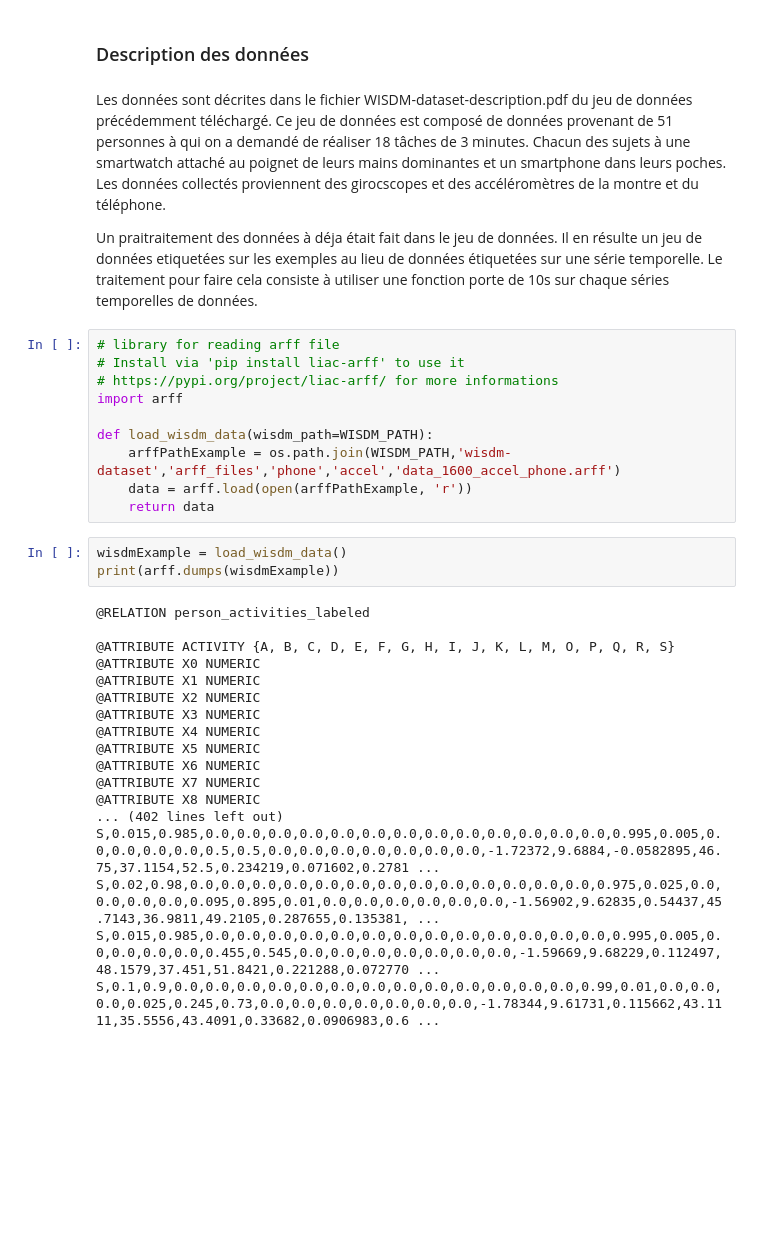
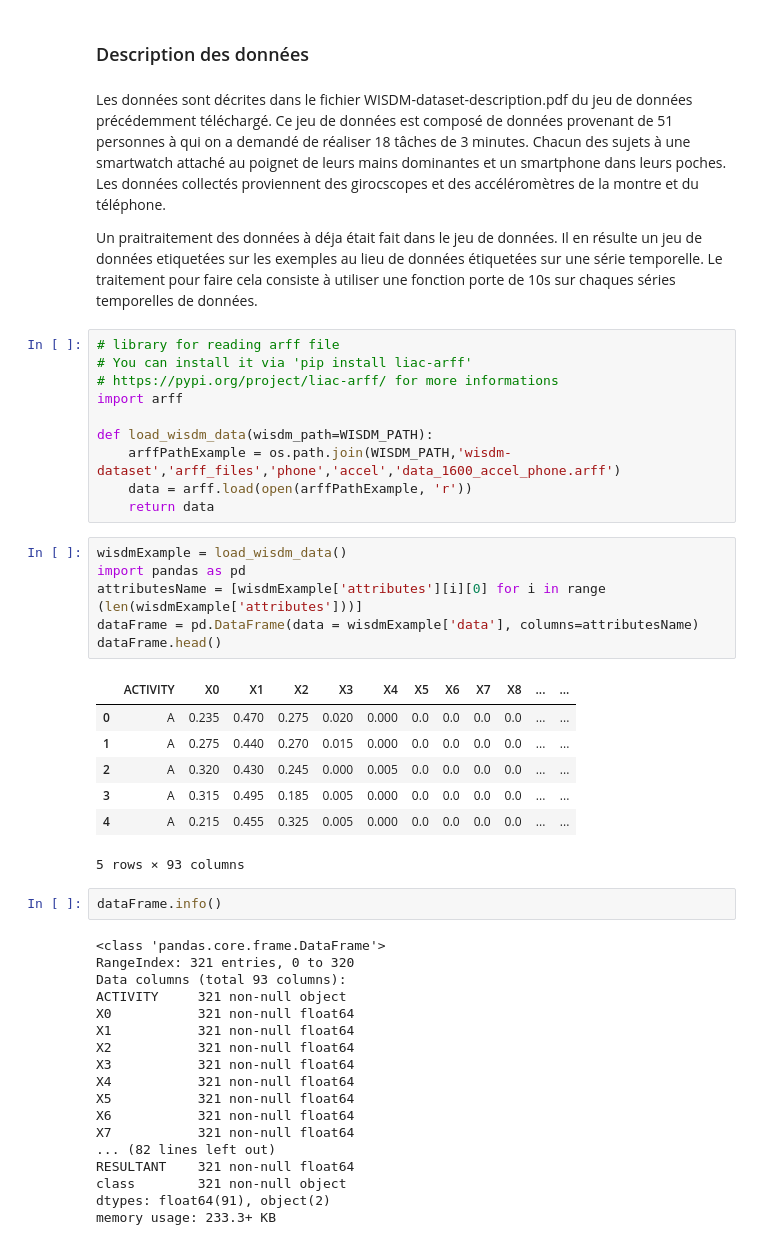
Before and after one commit to BaptisteSaintArnoult/human-activity-recognition, a Jupyter notebook: machin-learning-using-CRIPS-DM-process.ipynb, the cells around one changed output. Saved outputs shown, nothing was run; the diff lists cells and outputs as text; blank space fills up the shorter version.

```diff
--- a/machin-learning-using-CRIPS-DM-process.ipynb
+++ b/machin-learning-using-CRIPS-DM-process.ipynb
@@ -70,10 +70,10 @@ fetch_wisdm_data()
 Les données sont décrites dans le fichier WISDM-dataset-description.pdf du jeu de données précédemment téléchargé.
 Ce jeu de données est composé de données provenant de 51 personnes à qui on a demandé de réaliser 18 tâches de 3 minutes. Chacun des sujets à une smartwatch attaché au poignet de leurs mains dominantes et un smartphone dans leurs poches. Les données collectés proviennent des girocscopes et des accéléromètres de la montre et du téléphone.
 
-Un praitraitement des données à déja était fait dans le jeu de données. Il en résulte un jeu de données etiquetées sur les exemples au lieu de données étiquetées sur une série temporelle. Le traitement pour faire cela consiste à utiliser une fonction porte de 10s sur chaque séries temporelles de données.
+Un praitraitement des données à déja était fait dans le jeu de données. Il en résulte un jeu de données etiquetées sur les exemples au lieu de données étiquetées sur une série temporelle. Le traitement pour faire cela consiste à utiliser une fonction porte de 10s sur chaques séries temporelles de données.
 # %%
 # library for reading arff file
-# Install via 'pip install liac-arff' to use it
+# You can install it via 'pip install liac-arff'
 # https://pypi.org/project/liac-arff/ for more informations
 import arff
 
@@ -81,24 +81,37 @@ def load_wisdm_data(wisdm_path=WISDM_PATH):
     arffPathExample = os.path.join(WISDM_PATH,'wisdm-dataset','arff_files','phone','accel','data_1600_accel_phone.arff')
     data = arff.load(open(arffPathExample, 'r'))
     return data
-# %%
-wisdmExample = load_wisdm_data()
-print(arff.dumps(wisdmExample))
-# %% [output]
-@RELATION person_activities_labeled
-
-@ATTRIBUTE ACTIVITY {A, B, C, D, E, F, G, H, I, J, K, L, M, O, P, Q, R, S}
-@ATTRIBUTE X0 NUMERIC
-@ATTRIBUTE X1 NUMERIC
-@ATTRIBUTE X2 NUMERIC
-@ATTRIBUTE X3 NUMERIC
-@ATTRIBUTE X4 NUMERIC
-@ATTRIBUTE X5 NUMERIC
-@ATTRIBUTE X6 NUMERIC
-@ATTRIBUTE X7 NUMERIC
-@ATTRIBUTE X8 NUMERIC
-... (402 lines left out)
-S,0.015,0.985,0.0,0.0,0.0,0.0,0.0,0.0,0.0,0.0,0.0,0.0,0.0,0.0,0.0,0.995,0.005,0.0,0.0,0.0,0.0,0.5,0.5,0.0,0.0,0.0,0.0,0.0,0.0,0.0,-1.72372,9.6884,-0.0582895,46.75,37.1154,52.5,0.234219,0.071602,0.2781 ...
-S,0.02,0.98,0.0,0.0,0.0,0.0,0.0,0.0,0.0,0.0,0.0,0.0,0.0,0.0,0.0,0.975,0.025,0.0,0.0,0.0,0.0,0.095,0.895,0.01,0.0,0.0,0.0,0.0,0.0,0.0,-1.56902,9.62835,0.54437,45.7143,36.9811,49.2105,0.287655,0.135381, ...
-S,0.015,0.985,0.0,0.0,0.0,0.0,0.0,0.0,0.0,0.0,0.0,0.0,0.0,0.0,0.0,0.995,0.005,0.0,0.0,0.0,0.0,0.455,0.545,0.0,0.0,0.0,0.0,0.0,0.0,0.0,-1.59669,9.68229,0.112497,48.1579,37.451,51.8421,0.221288,0.072770 ...
-S,0.1,0.9,0.0,0.0,0.0,0.0,0.0,0.0,0.0,0.0,0.0,0.0,0.0,0.0,0.0,0.99,0.01,0.0,0.0,0.0,0.025,0.245,0.73,0.0,0.0,0.0,0.0,0.0,0.0,0.0,-1.78344,9.61731,0.115662,43.1111,35.5556,43.4091,0.33682,0.0906983,0.6 ...
+# %%
+wisdmExample = load_wisdm_data()
+import pandas as pd
+attributesName = [wisdmExample['attributes'][i][0] for i in range (len(wisdmExample['attributes']))]
+dataFrame = pd.DataFrame(data = wisdmExample['data'], columns=attributesName)
+dataFrame.head()
+# %% [output]
+|  | ACTIVITY | X0 | X1 | X2 | X3 | X4 | X5 | X6 | X7 | X8 | ... | ... |
+| 0 | A | 0.235 | 0.470 | 0.275 | 0.020 | 0.000 | 0.0 | 0.0 | 0.0 | 0.0 | ... | ... |
+| 1 | A | 0.275 | 0.440 | 0.270 | 0.015 | 0.000 | 0.0 | 0.0 | 0.0 | 0.0 | ... | ... |
+| 2 | A | 0.320 | 0.430 | 0.245 | 0.000 | 0.005 | 0.0 | 0.0 | 0.0 | 0.0 | ... | ... |
+| 3 | A | 0.315 | 0.495 | 0.185 | 0.005 | 0.000 | 0.0 | 0.0 | 0.0 | 0.0 | ... | ... |
+| 4 | A | 0.215 | 0.455 | 0.325 | 0.005 | 0.000 | 0.0 | 0.0 | 0.0 | 0.0 | ... | ... |
+5 rows × 93 columns
+# %%
+dataFrame.info()
+# %% [output]
+<class 'pandas.core.frame.DataFrame'>
+RangeIndex: 321 entries, 0 to 320
+Data columns (total 93 columns):
+ACTIVITY     321 non-null object
+X0           321 non-null float64
+X1           321 non-null float64
+X2           321 non-null float64
+X3           321 non-null float64
+X4           321 non-null float64
+X5           321 non-null float64
+X6           321 non-null float64
+X7           321 non-null float64
+... (82 lines left out)
+RESULTANT    321 non-null float64
+class        321 non-null object
+dtypes: float64(91), object(2)
+memory usage: 233.3+ KB
```
Also changed, not shown: parts of 2 cells of this notebook.
